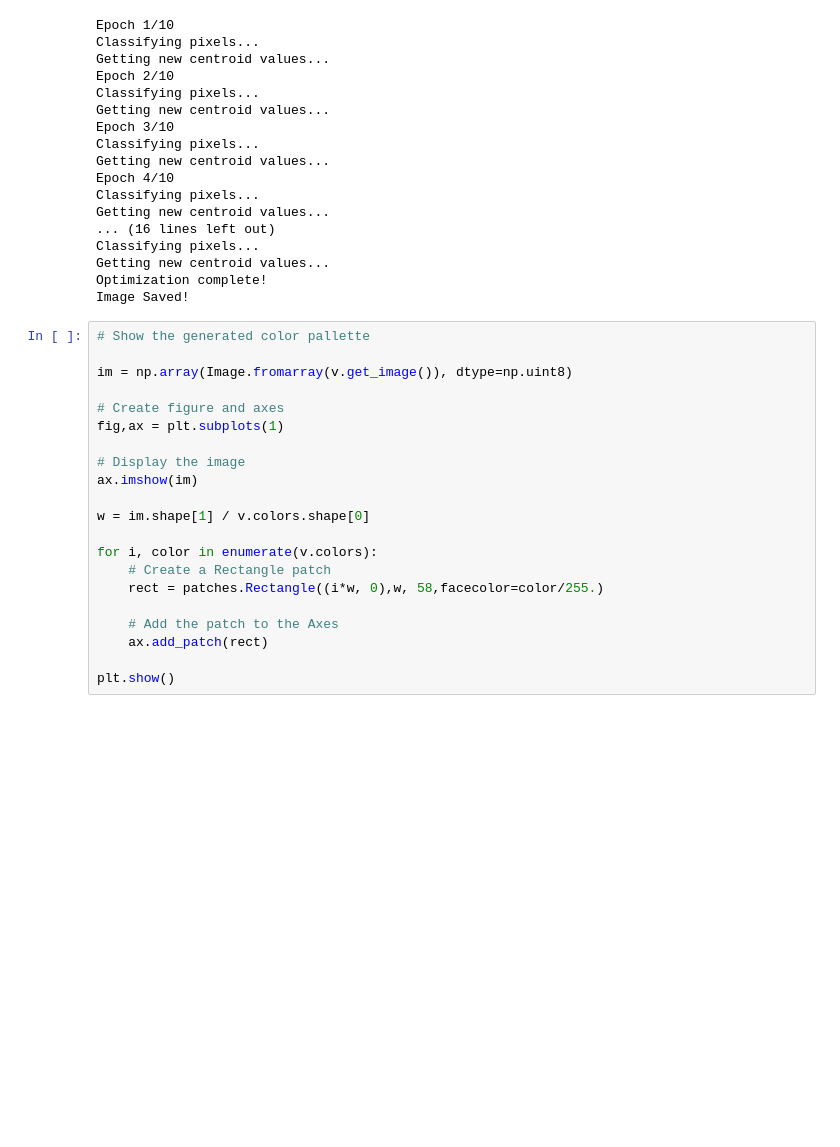
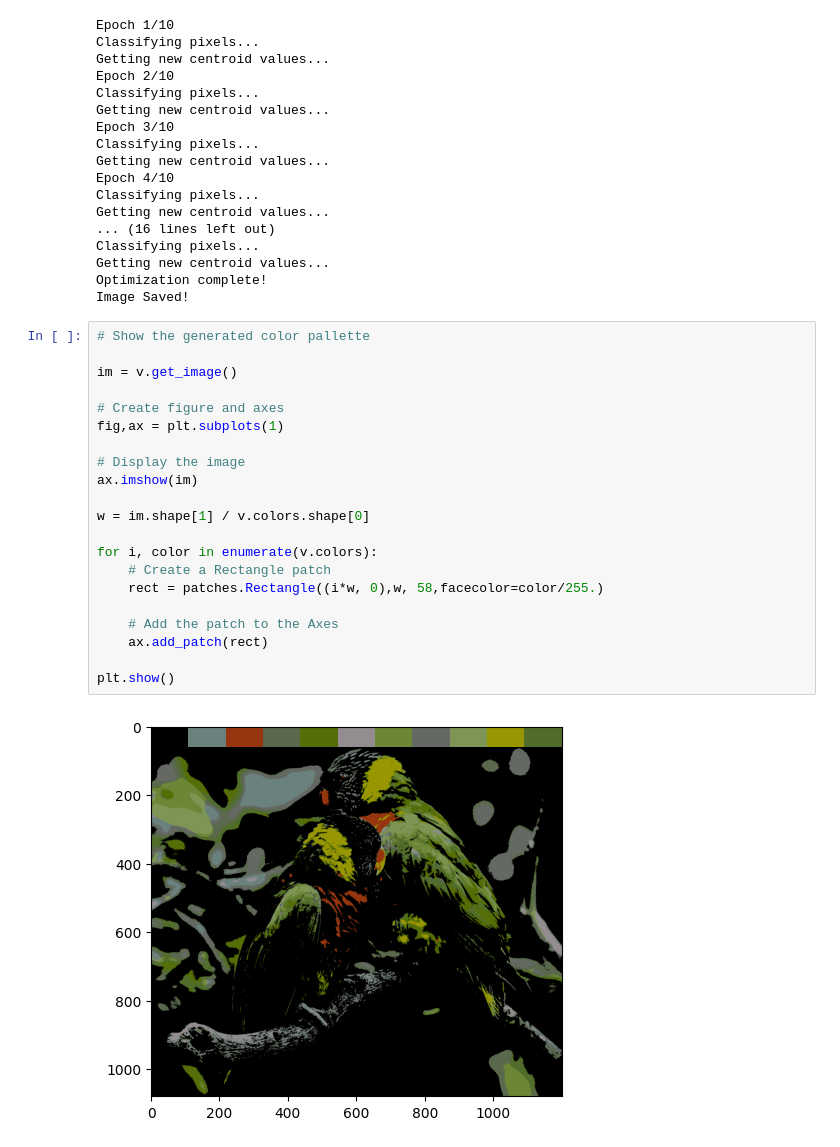
Before and after one commit to Maidomax/ml-kmeans-color-reduction, a Jupyter notebook: Vitrage.ipynb, the cells around one changed output. Drawn from its saved outputs; the diff is of its cells as text; blank space fills up the shorter version.

```diff
--- a/Vitrage.ipynb
+++ b/Vitrage.ipynb
@@ -108,21 +203,23 @@ Image Saved!
 # %%
 # Show the generated color pallette
 
-im = np.array(Image.fromarray(v.get_image()), dtype=np.uint8)
+im = v.get_image()
 
 # Create figure and axes
 fig,ax = plt.subplots(1)
 
 # Display the image
 ax.imshow(im)
 
 w = im.shape[1] / v.colors.shape[0]
 
 for i, color in enumerate(v.colors):
     # Create a Rectangle patch
     rect = patches.Rectangle((i*w, 0),w, 58,facecolor=color/255.)
 
     # Add the patch to the Axes
     ax.add_patch(rect)
 
 plt.show()
+# %% [output]
+[figure, added]
```
Also changed, not shown: parts of 3 cells of this notebook, 4 other files.
